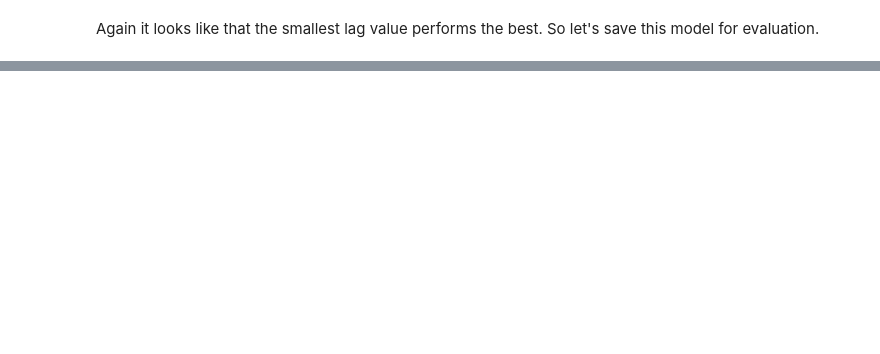
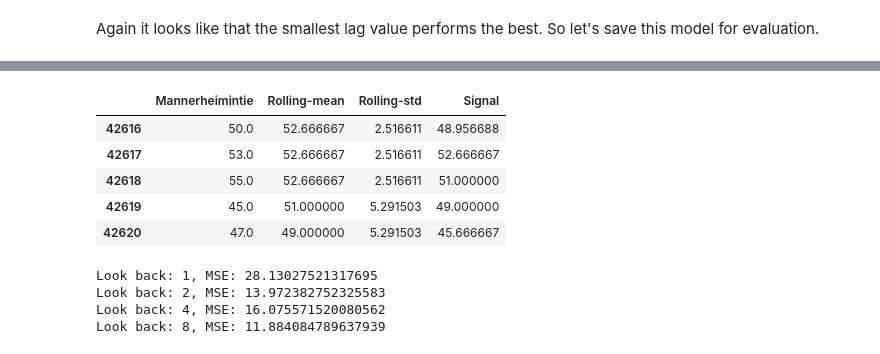
Before and after one commit to rautis/Advanced_Data_Science_Capstone, a Jupyter notebook: AirQualityIndex_model.ipynb, the cells around one changed output, grey strips where cells are left out. Cells and saved outputs as stored; diff of their text form; code cells hidden in the pictures; blank space fills up the shorter version.

```diff
--- a/AirQualityIndex_model.ipynb
+++ b/AirQualityIndex_model.ipynb
@@ -274,0 +302,58 @@ model.save("models/lstm-weather-data-look-back-1.h5")
+# %%
+df2 = df2.filter(["Mannerheimintie", "Rolling-mean", "Rolling-std", "Signal"])
+df2.head()
+# %% [output]
+|  | Mannerheimintie | Rolling-mean | Rolling-std | Signal |
+| 42616 | 50.0 | 52.666667 | 2.516611 | 48.956688 |
+| 42617 | 53.0 | 52.666667 | 2.516611 | 52.666667 |
+| 42618 | 55.0 | 52.666667 | 2.516611 | 51.000000 |
+| 42619 | 45.0 | 51.000000 | 5.291503 | 49.000000 |
+| 42620 | 47.0 | 49.000000 | 5.291503 | 45.666667 |
+# %%
+# this time we'll have 7 features: air quality index + weather data
+features=4
+test_len = 200
+steps_per_epoch = ceil(train_size/64)
+
+# prepare data into supervised learning problem by separating X and y
+y = df2["Mannerheimintie"].values
+y = y.reshape(-1, 1)
+
+X = df2.values
+
+scaler_X = RobustScaler()
+X = scaler_X.fit_transform(X)
+scaler_y = RobustScaler()
+y = scaler_y.fit_transform(y)
+
+# split into train and test sets
+train_size = int(len(y) - test_len)
+test_size = len(y) - train_size
+train_X, test_X = X[0:train_size,:], X[train_size:len(X),:]
+train_y, test_y = y[0:train_size,:], y[train_size:len(y),:]
+
+results = []
+for i in [1, 2, 4, 8]:
+    train_generator = TimeseriesGenerator(train_X, train_y, length=i, batch_size=64)
+    test_generator = TimeseriesGenerator(test_X, test_y, length=i, batch_size=64)
+    model = Sequential()
+    model.add(LSTM(100, activation='relu', input_shape=(i, features), return_sequences=True))
+    model.add(LSTM(50, activation='relu', dropout=0.3, input_shape=(i, features)))
+    model.add(Dense(1))
+    model.compile(optimizer='adam', loss='mse', metrics=['accuracy'])
+    # fit model
+    model.fit_generator(train_generator, steps_per_epoch=steps_per_epoch, epochs=100, verbose=0)
+
+     # test with test data
+    yhat = model.predict_generator(test_generator)
+    # calculate MSE
+    test_data = scaler_y.inverse_transform(test_y[i:])
+    predictions = scaler_y.inverse_transform(yhat)
+    error = mean_squared_error(test_data, predictions)
+    print("Look back: {}, MSE: {}".format(i, error))
+    results.append((i, test_data, predictions, error, model))
+# %% [output]
+Look back: 1, MSE: 28.13027521317695
+Look back: 2, MSE: 13.972382752325583
+Look back: 4, MSE: 16.075571520080562
+Look back: 8, MSE: 11.884084789637939
```
Also changed, not shown: parts of 9 cells of this notebook, 9 other files.
